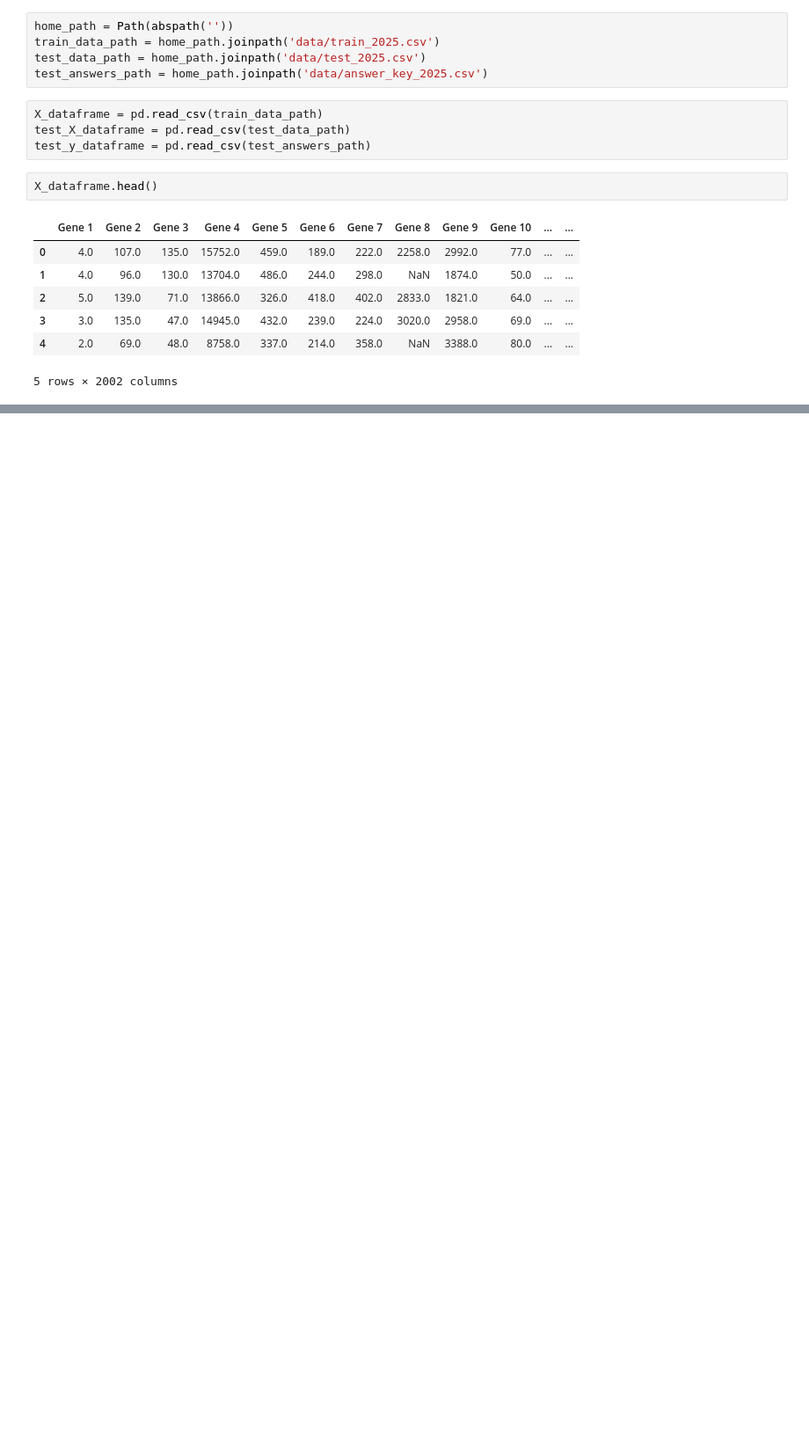
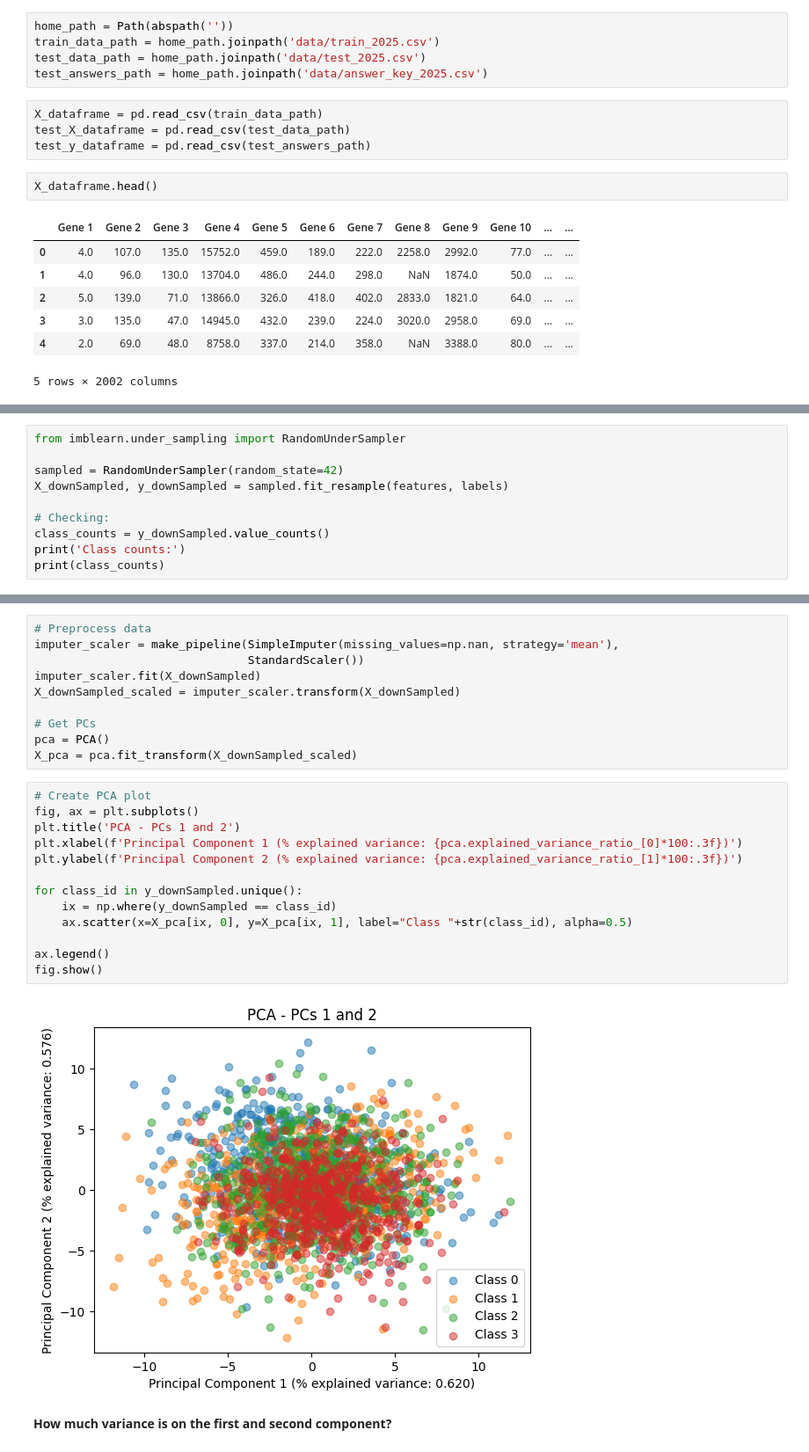
Before and after one commit to Larsdegroot/ML_bio_assignment, a Jupyter notebook: Project.ipynb, the cells around one changed output, grey strips where cells are left out. Shown: that part at 88% size. Cells and saved outputs as stored; diff of their text form; blank space fills up the shorter version.

```diff
--- a/Project.ipynb
+++ b/Project.ipynb
@@ -152,0 +215,10 @@ Name: count, dtype: int64
+# %%
+from imblearn.under_sampling import RandomUnderSampler
+
+sampled = RandomUnderSampler(random_state=42)
+X_downSampled, y_downSampled = sampled.fit_resample(features, labels)
+
+# Checking:
+class_counts = y_downSampled.value_counts()
+print('Class counts:')
+print(class_counts)
@@ -152,0 +508,27 @@ Name: count, dtype: int64
+# %%
+# Preprocess data
+imputer_scaler = make_pipeline(SimpleImputer(missing_values=np.nan, strategy='mean'),
+                               StandardScaler())
+imputer_scaler.fit(X_downSampled)
+X_downSampled_scaled = imputer_scaler.transform(X_downSampled)
+
+# Get PCs
+pca = PCA()
+X_pca = pca.fit_transform(X_downSampled_scaled)
+# %%
+# Create PCA plot
+fig, ax = plt.subplots()
+plt.title('PCA - PCs 1 and 2')
+plt.xlabel(f'Principal Component 1 (% explained variance: {pca.explained_variance_ratio_[0]*100:.3f})')
+plt.ylabel(f'Principal Component 2 (% explained variance: {pca.explained_variance_ratio_[1]*100:.3f})')
+
+for class_id in y_downSampled.unique():
+    ix = np.where(y_downSampled == class_id)
+    ax.scatter(x=X_pca[ix, 0], y=X_pca[ix, 1], label="Class "+str(class_id), alpha=0.5)
+
+ax.legend()
+fig.show()
+# %% [output]
+[figure, added]
+# %% [markdown]
+**How much variance is on the first and second component?**
```
Also changed, not shown: parts of 92 cells of this notebook.
